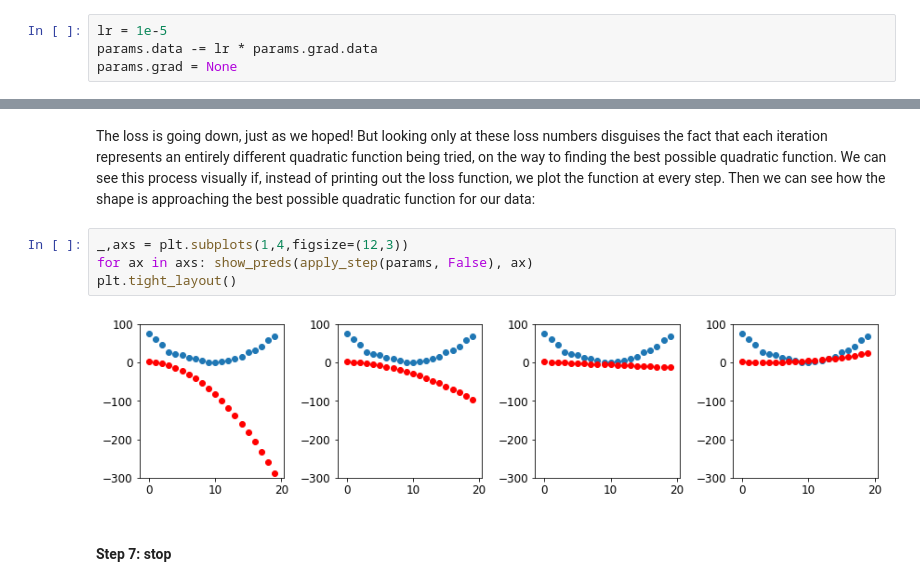
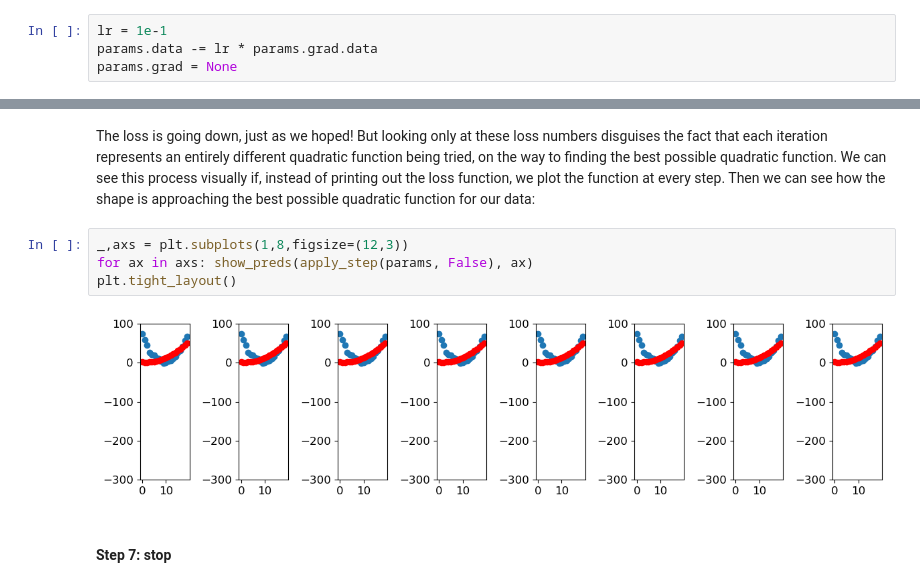
Before and after one commit to mnacakanov/fastaicourse, a Jupyter notebook: lesson4/04_mnist_basics.ipynb, the cells around one changed output, grey strips where cells are left out. Saved outputs shown, nothing was run; the diff lists cells and outputs as text.

```diff
--- a/lesson4/04_mnist_basics.ipynb
+++ b/lesson4/04_mnist_basics.ipynb
@@ -692,6 +705,6 @@ tensor([-0.7658, -0.7506,  1.3525], requires_grad=True)
 # %% [markdown]
 Now we need to update the parameters based on the gradients we just calculated:
 # %%
-lr = 1e-5
+lr = 1e-1
 params.data -= lr * params.grad.data
 params.grad = None
@@ -744,11 +766,11 @@ params = orig_params.detach().requires_grad_()
 # %% [markdown]
 The loss is going down, just as we hoped! But looking only at these loss numbers disguises the fact that each iteration represents an entirely different quadratic function being tried, on the way to finding the best possible quadratic function. We can see this process visually if, instead of printing out the loss function, we plot the function at every step. Then we can see how the shape is approaching the best possible quadratic function for our data:
 # %%
-_,axs = plt.subplots(1,4,figsize=(12,3))
+_,axs = plt.subplots(1,8,figsize=(12,3))
 for ax in axs: show_preds(apply_step(params, False), ax)
 plt.tight_layout()
 # %% [output]
-[figure, old version]
+[figure, new version]
 # %% [markdown]
 #### Step 7: stop
 # %% [markdown]
```
Also changed, not shown: parts of 43 cells of this notebook, 1 other file.
